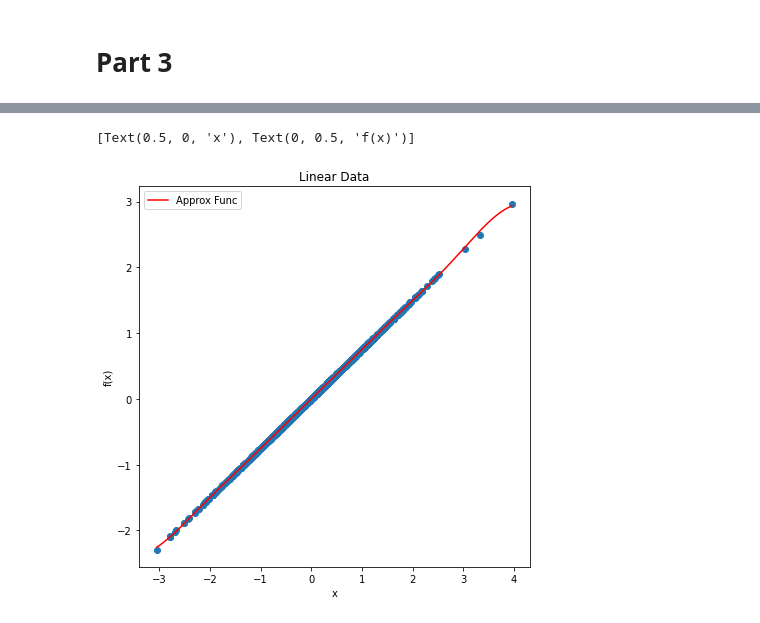
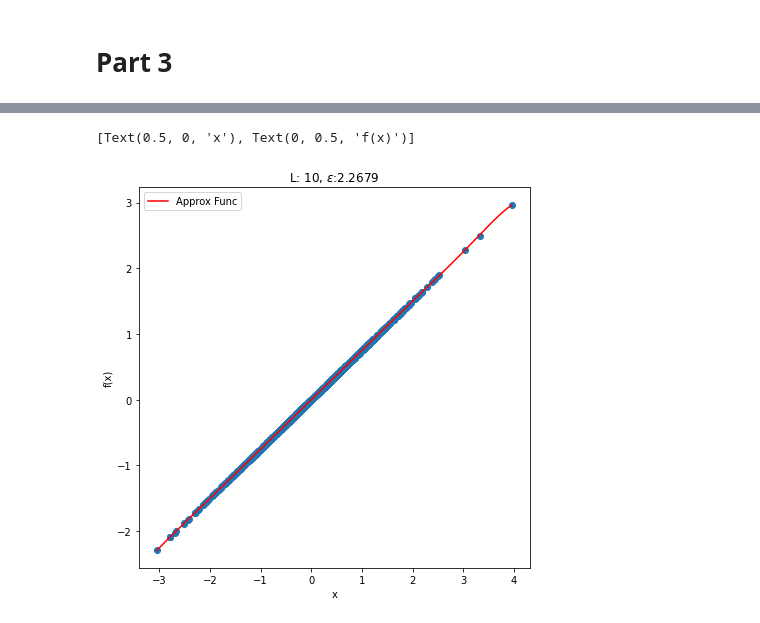
Before and after one commit to ge96rox/MLCMS05, a Jupyter notebook: task1.ipynb, the cells around one changed output, grey strips where cells are left out. Cells and saved outputs as stored; diff of their text form; code cells hidden in the pictures.

```diff
--- a/task1.ipynb
+++ b/task1.ipynb
@@ -162,23 +162,23 @@ At e =  0.38
 # %%
 L = 10
 e = 0.4
 
 X = np.array([linear_data[:,0]]).T
 
 C,residues,epsilon,x_l = approx_nonlinear_func(X,linear_data[:,1],L,e)
 
 x_new = np.array([np.linspace(np.min(X),np.max(X),1000)]).T
 dist_new = cdist(x_new,x_l)
 phi_new = np.exp(-dist_new**2/epsilon**2)
 fx_predicted = phi_new@C
 
 fig = plt.figure(figsize=(7,7))
 ax = fig.add_subplot()
 ax.scatter(linear_data[:,0],linear_data[:,1])
 ax.plot(x_new,fx_predicted, c = 'r',label='Approx Func')
 plt.legend()
-ax.set_title('Linear Data')
+ax.set_title(r"L: {0}, $\epsilon$:{1}".format(L,np.round(epsilon,4)))
 ax.update({'xlabel':'x', 'ylabel':'f(x)'})
 # %% [output]
 [Text(0.5, 0, 'x'), Text(0, 0.5, 'f(x)')]
-[figure, old version]
+[figure, new version]
```
Also changed, not shown: parts of 5 cells of this notebook, 3 other files.
